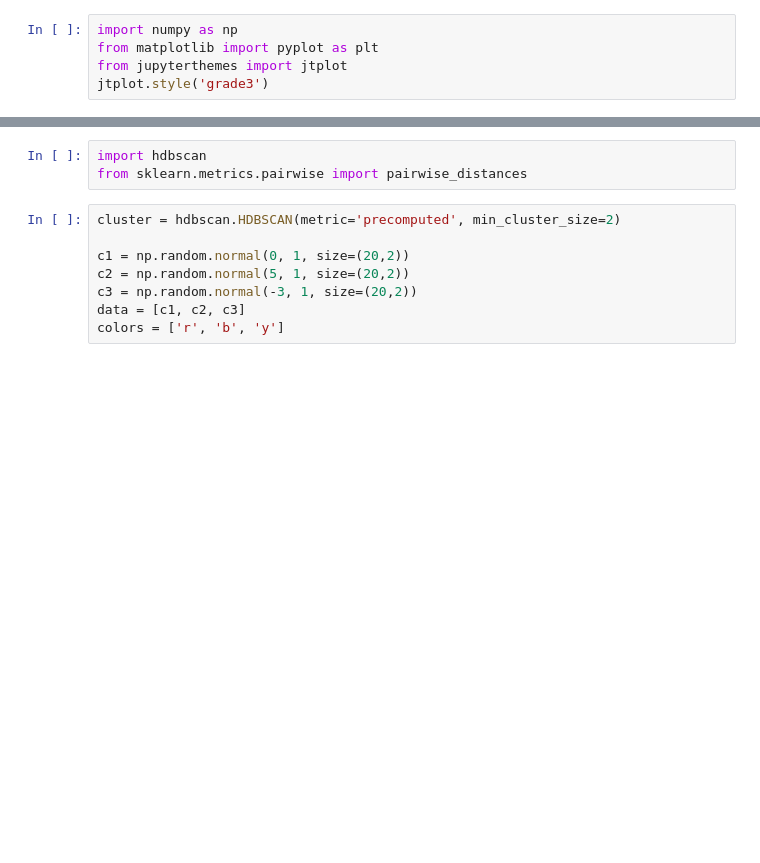
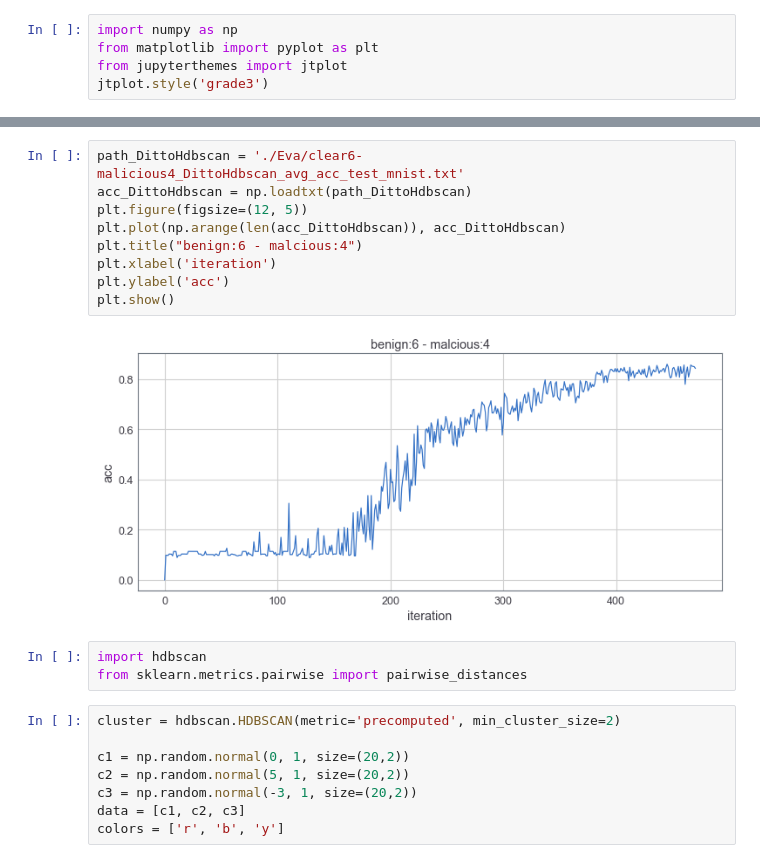
Before and after one commit to Timo9Madrid7/maliciousfl, a Jupyter notebook: myTest.ipynb, the cells around one changed output, grey strips where cells are left out. Cells and saved outputs as stored; diff of their text form; blank space fills up the shorter version.

```diff
--- a/myTest.ipynb
+++ b/myTest.ipynb
@@ -17,3 +21,14 @@ plt.show()
+# %%
+path_DittoHdbscan = './Eva/clear6-malicious4_DittoHdbscan_avg_acc_test_mnist.txt'
+acc_DittoHdbscan = np.loadtxt(path_DittoHdbscan)
+plt.figure(figsize=(12, 5))
+plt.plot(np.arange(len(acc_DittoHdbscan)), acc_DittoHdbscan)
+plt.title("benign:6 - malcious:4")
+plt.xlabel('iteration')
+plt.ylabel('acc')
+plt.show()
+# %% [output]
+[figure, added]
 # %%
 import hdbscan
 from sklearn.metrics.pairwise import pairwise_distances
```
Also changed, not shown: parts of 9 cells of this notebook, 9 other files.
